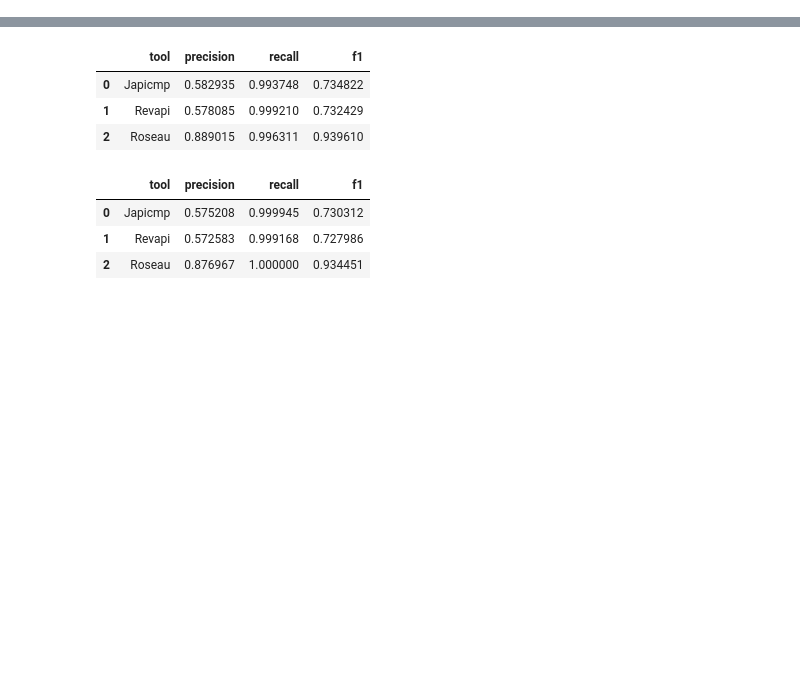
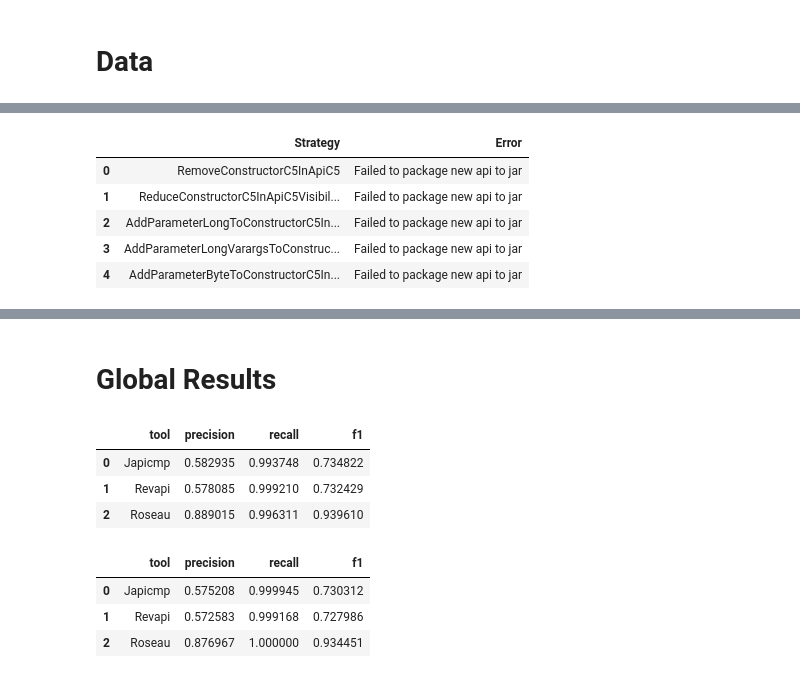
Before and after one commit to alien-tools/roseau, a Jupyter notebook: result/results.ipynb, the cells around one changed output, grey strips where cells are left out. Cells and saved outputs as stored; diff of their text form; code cells hidden in the pictures; blank space fills up the shorter version.

```diff
--- a/result/results.ipynb
+++ b/result/results.ipynb
@@ -3 +4,3 @@ import pandas as pd
+# %% [markdown]
+# Data
 # %%
@@ -11,6 +13,16 @@ bench_data.head()
 | 2 | ReduceR21VisibilityToPackagePrivate | 1 | 1 | 1 | 1 | 1 | ... |
 | 3 | ChangeRecordComponent0ToByteVarar... | 1 | 1 | 1 | 1 | 1 | ... |
 | 4 | ChangeRecordComponent0ToLongVarar... | 1 | 1 | 1 | 1 | 1 | ... |
+# %%
+errors_data = pd.read_csv('errors.csv')
+errors_data.head()
+# %% [output]
+|  | Strategy | Error |
+| 0 | RemoveConstructorC5InApiC5 | Failed to package new api to jar |
+| 1 | ReduceConstructorC5InApiC5Visibil... | Failed to package new api to jar |
+| 2 | AddParameterLongToConstructorC5In... | Failed to package new api to jar |
+| 3 | AddParameterLongVarargsToConstruc... | Failed to package new api to jar |
+| 4 | AddParameterByteToConstructorC5In... | Failed to package new api to jar |
 # %%
 GROUND_TRUTH_KEY = 'Ground Truth'
 tools_analyzed = ['Japicmp', 'Revapi', 'Roseau']
@@ -41,3 +91,5 @@ full_data.head()
+# %% [markdown]
+# Global Results
 # %%
 def compute_metrics_for_breaking_type(data, suffix, tools):
     metrics_data = pd.DataFrame(columns=['tool', 'precision', 'recall', 'f1'])
```
Also changed, not shown: parts of 16 cells of this notebook, 1 other file.
